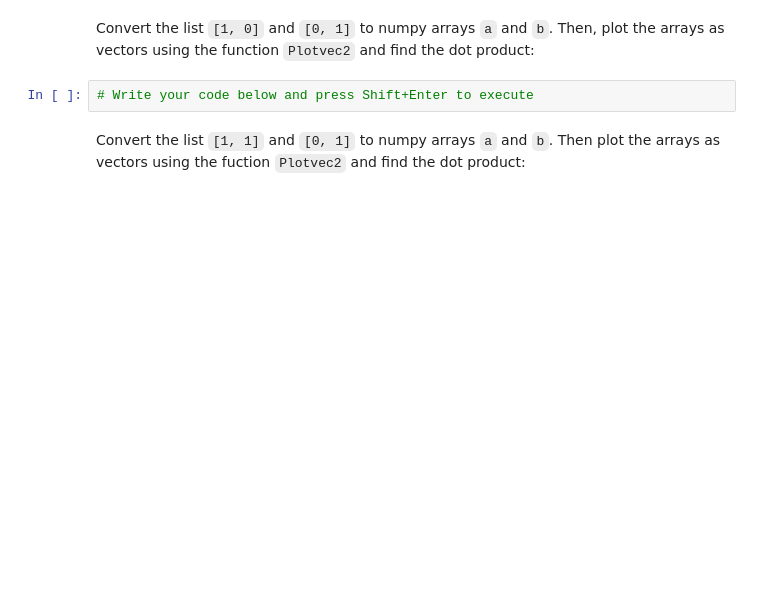
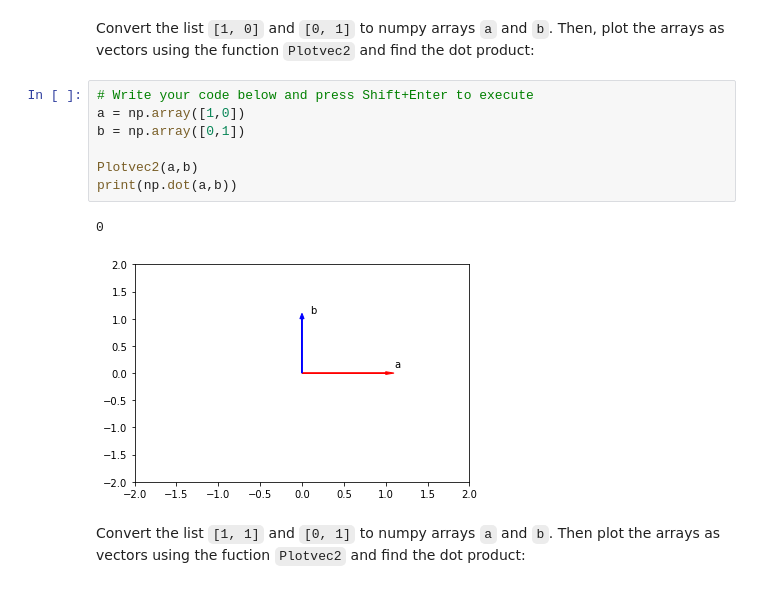
Before and after one commit to nicaimportante/python-exer, a Jupyter notebook: Copy_of_Aral_Aral_Python_Review_Exercises.ipynb, the cells around one changed output. Drawn from its saved outputs; the diff is of its cells as text; blank space fills up the shorter version.

```diff
--- a/Copy_of_Aral_Aral_Python_Review_Exercises.ipynb
+++ b/Copy_of_Aral_Aral_Python_Review_Exercises.ipynb
@@ -329,6 +478,14 @@ Convert the list <code>[-1, 1]</code> and <code>[1, 1]</code> to numpy arrays <c
 Convert the list <code>[1, 0]</code> and <code>[0, 1]</code> to numpy arrays <code>a</code> and <code>b</code>. Then, plot the arrays as vectors using the function <code>Plotvec2</code> and find the dot product:
 # %%
 # Write your code below and press Shift+Enter to execute
+a = np.array([1,0])
+b = np.array([0,1])
+
+Plotvec2(a,b)
+print(np.dot(a,b))
+# %% [output]
+0
+[figure, added]
 # %% [markdown]
 Convert the list <code>[1, 1]</code> and <code>[0, 1]</code> to numpy arrays <code>a</code> and <code>b</code>. Then plot the arrays as vectors using the fuction <code>Plotvec2</code> and find the dot product:
 # %%
```
Also changed, not shown: parts of 26 cells of this notebook.
